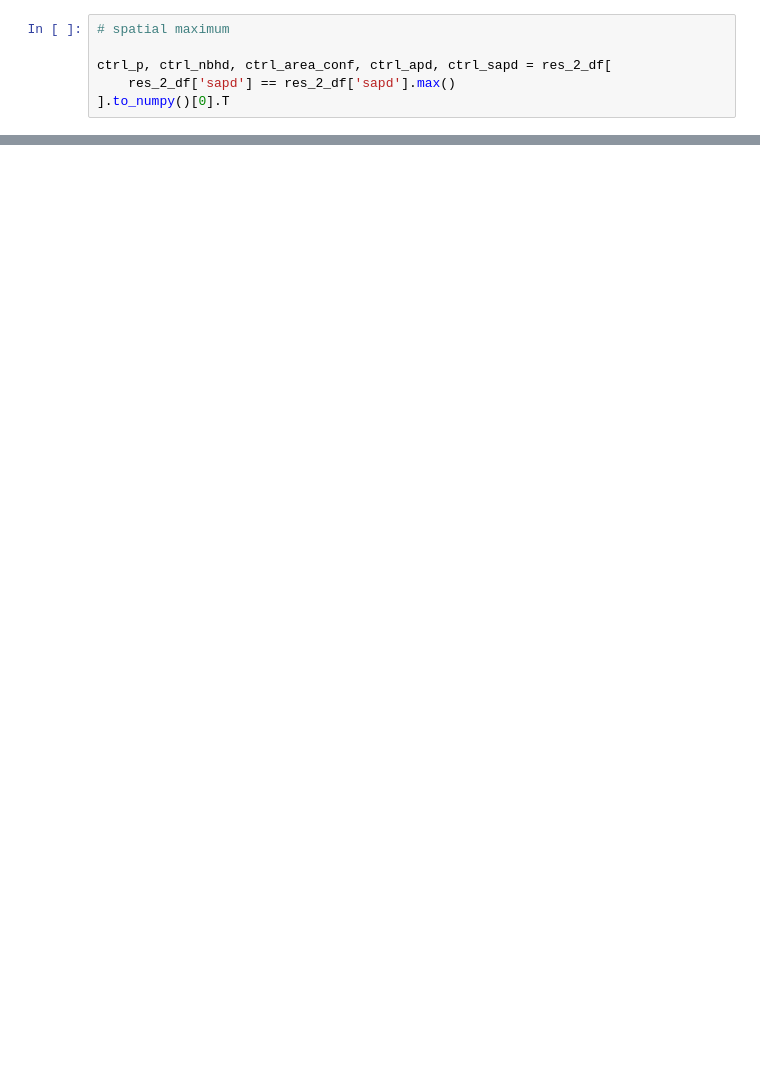
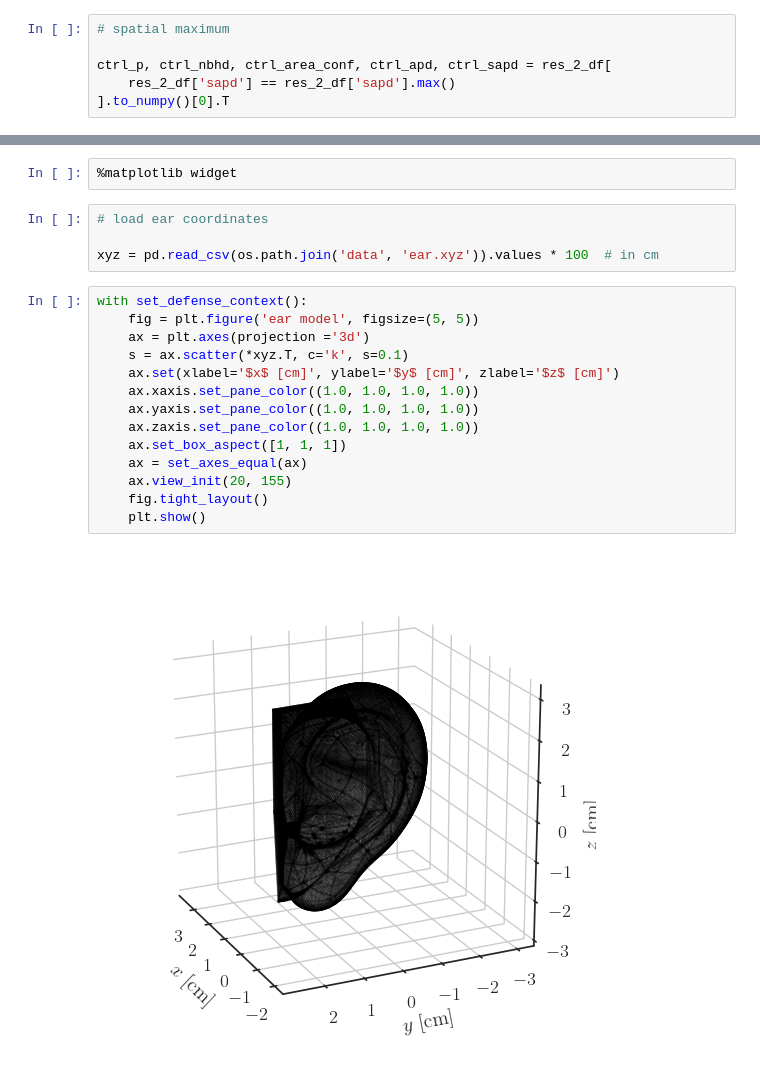
Before and after one commit to akapet00/phd-dissertation-topic, a Jupyter notebook: code/05-hotspot-region-detection.ipynb, the cells around one changed output, grey strips where cells are left out. Saved outputs shown, nothing was run; the diff lists cells and outputs as text; blank space fills up the shorter version.

```diff
--- a/code/05-hotspot-region-detection.ipynb
+++ b/code/05-hotspot-region-detection.ipynb
@@ -300,0 +324,22 @@ with set_defense_context():
+# %%
+%matplotlib widget
+# %%
+# load ear coordinates
+
+xyz = pd.read_csv(os.path.join('data', 'ear.xyz')).values * 100  # in cm
+# %%
+with set_defense_context():
+    fig = plt.figure('ear model', figsize=(5, 5))
+    ax = plt.axes(projection ='3d')
+    s = ax.scatter(*xyz.T, c='k', s=0.1)
+    ax.set(xlabel='$x$ [cm]', ylabel='$y$ [cm]', zlabel='$z$ [cm]')
+    ax.xaxis.set_pane_color((1.0, 1.0, 1.0, 1.0))
+    ax.yaxis.set_pane_color((1.0, 1.0, 1.0, 1.0))
+    ax.zaxis.set_pane_color((1.0, 1.0, 1.0, 1.0))
+    ax.set_box_aspect([1, 1, 1])
+    ax = set_axes_equal(ax)
+    ax.view_init(20, 155)
+    fig.tight_layout()
+    plt.show()
+# %% [output]
+[figure, added]
```
Also changed, not shown: parts of 17 cells of this notebook.
